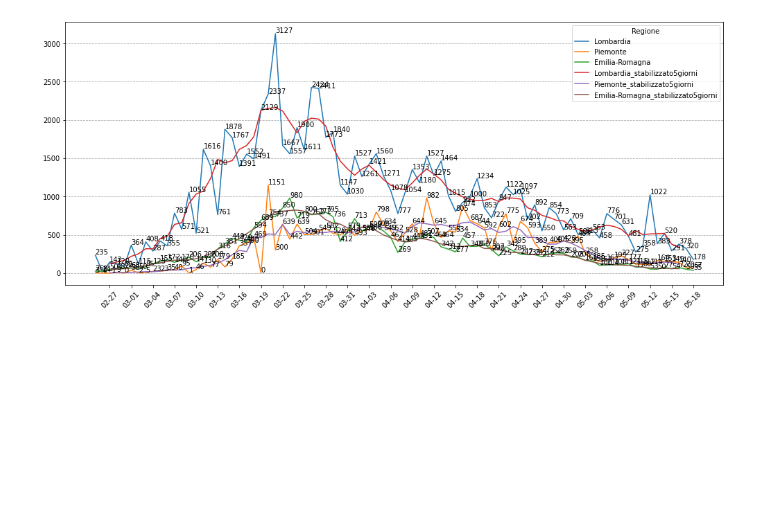
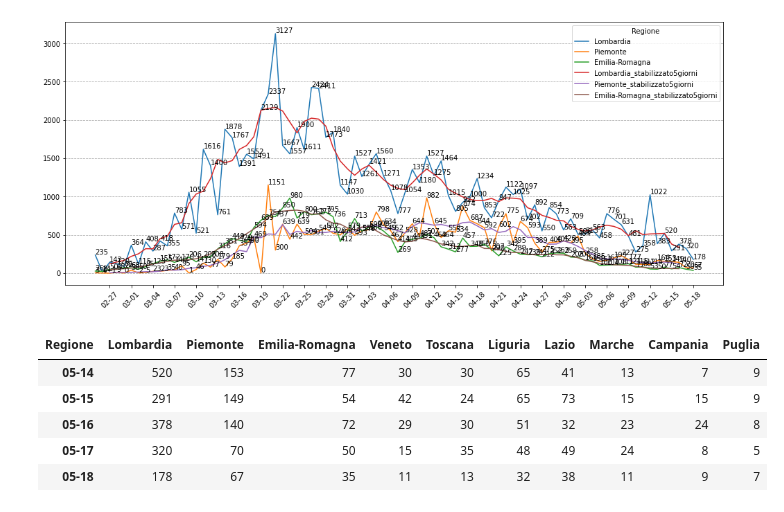
Before and after one commit to baraldian/analyzing-covid-infections-italy, a Jupyter notebook: Andamento COVID.ipynb, the cells around one changed output. Saved outputs shown, nothing was run; the diff lists cells and outputs as text; code cells hidden in the pictures; blank space fills up the shorter version.

```diff
--- a/Andamento COVID.ipynb
+++ b/Andamento COVID.ipynb
@@ -120,10 +123,17 @@ _ = plot_annotate(crescita_regioni.head(3), avg=5, path=covid_path+'/Regioni.jpg
 # %% [output]
 [figure]
 # %%
-xx = crescita_regioni.iloc[:10,-3:].T
+xx = crescita_regioni.iloc[:10,-5:].T
 with open(covid_path+'/frame02.html', 'w') as out:
   out.write(xx.to_html())
 xx
+# %% [output]
+| Regione | Lombardia | Piemonte | Emilia-Romagna | Veneto | Toscana | Liguria | Lazio | Marche | Campania | Puglia |
+| 05-14 | 520 | 153 | 77 | 30 | 30 | 65 | 41 | 13 | 7 | 9 |
+| 05-15 | 291 | 149 | 54 | 42 | 24 | 65 | 73 | 15 | 15 | 9 |
+| 05-16 | 378 | 140 | 72 | 29 | 30 | 51 | 32 | 23 | 24 | 8 |
+| 05-17 | 320 | 70 | 50 | 15 | 35 | 48 | 49 | 24 | 8 | 5 |
+| 05-18 | 178 | 67 | 35 | 11 | 13 | 32 | 38 | 11 | 9 | 7 |
 # %%
 #@ title Contagi totali in Italia
 casi_italia = sorted_by_infections.sum(axis=0).to_frame().T
```
Also changed, not shown: parts of 7 cells of this notebook, 2 other files.
